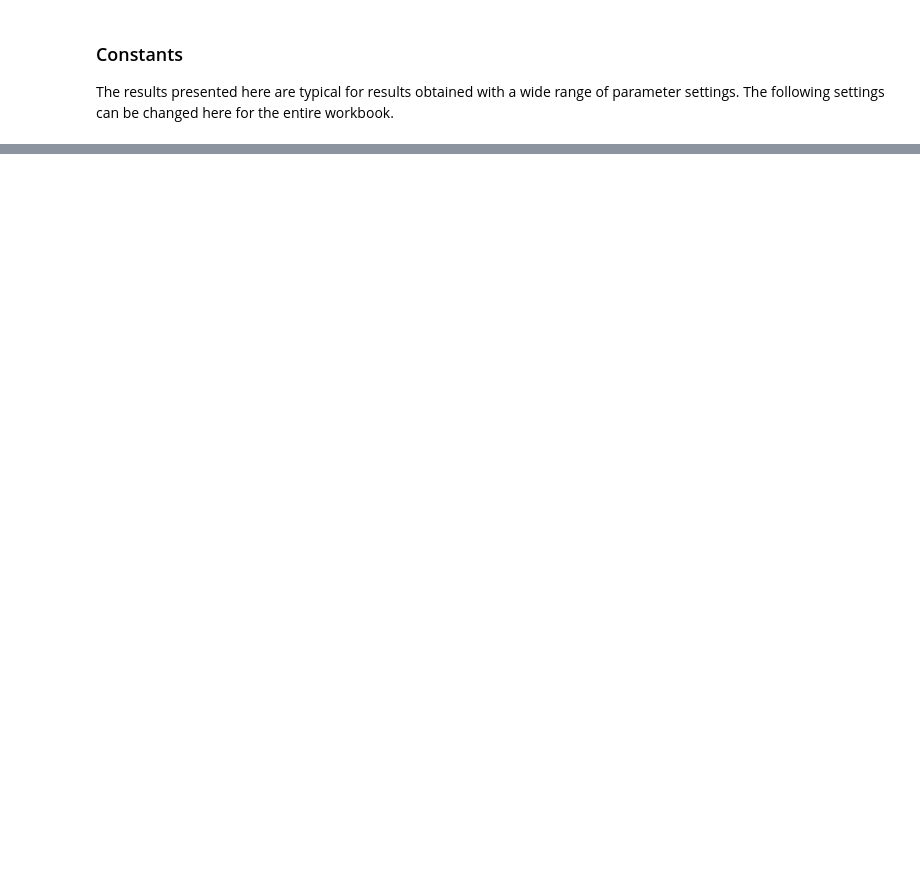
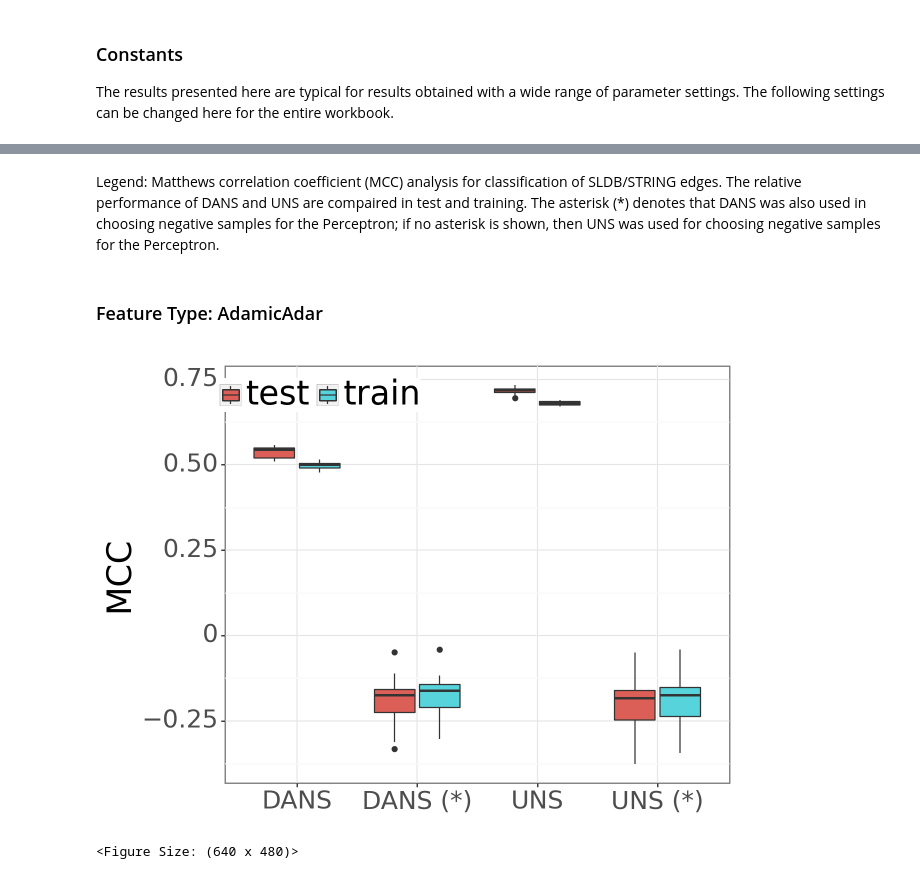
Before and after one commit to monarch-initiative/negativeExampleSelection, a Jupyter notebook: degreeBias.ipynb, the cells around one changed output, grey strips where cells are left out. Drawn from its saved outputs; the diff is of its cells as text; code cells hidden in the pictures; blank space fills up the shorter version.

```diff
--- a/degreeBias.ipynb
+++ b/degreeBias.ipynb
@@ -228,0 +289,11 @@ df.head(20)
+# %% [markdown]
+<p>Legend: Matthews correlation coefficient (MCC) analysis for classification of SLDB/STRING edges. The relative performance of DANS and UNS are compaired in test and training. The asterisk (*) denotes that DANS was also used in choosing negative samples for the Perceptron; if no asterisk is shown, then UNS was used for choosing negative samples for the Perceptron.</p>
+# %% [markdown]
+<h3>Feature Type: AdamicAdar</h3>
+# %%
+p = get_ggplot(perceptron_df, "['AdamicAdar']")
+#ggsave(p, "degree_only_degree.pdf")
+p
+# %% [output]
+[figure, added]
+<Figure Size: (640 x 480)>
```
Also changed, not shown: parts of 50 cells of this notebook.
